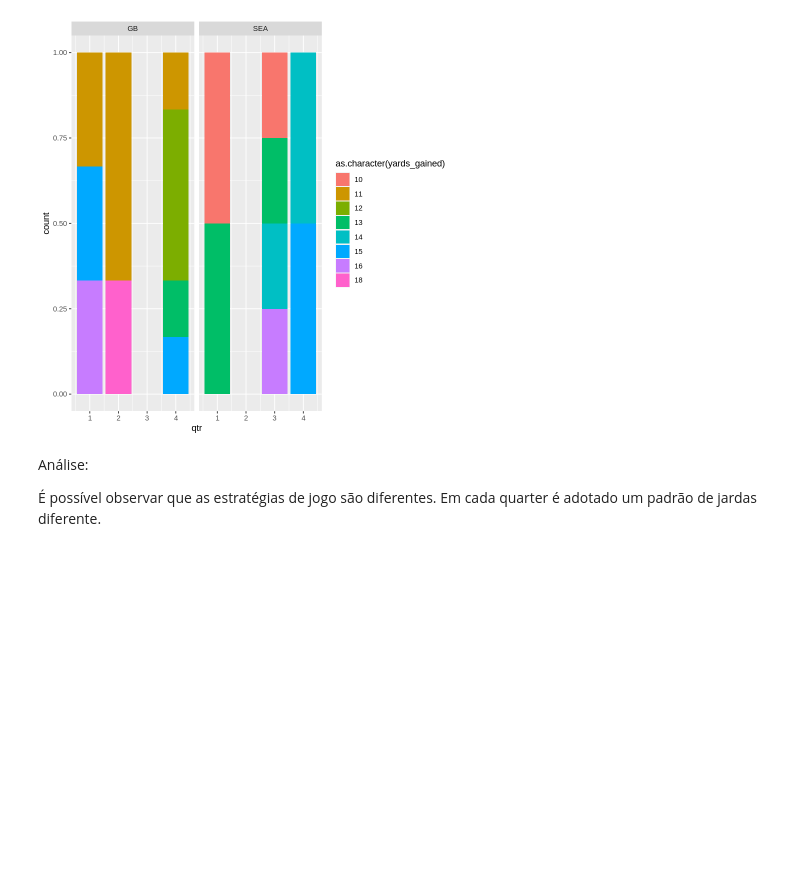
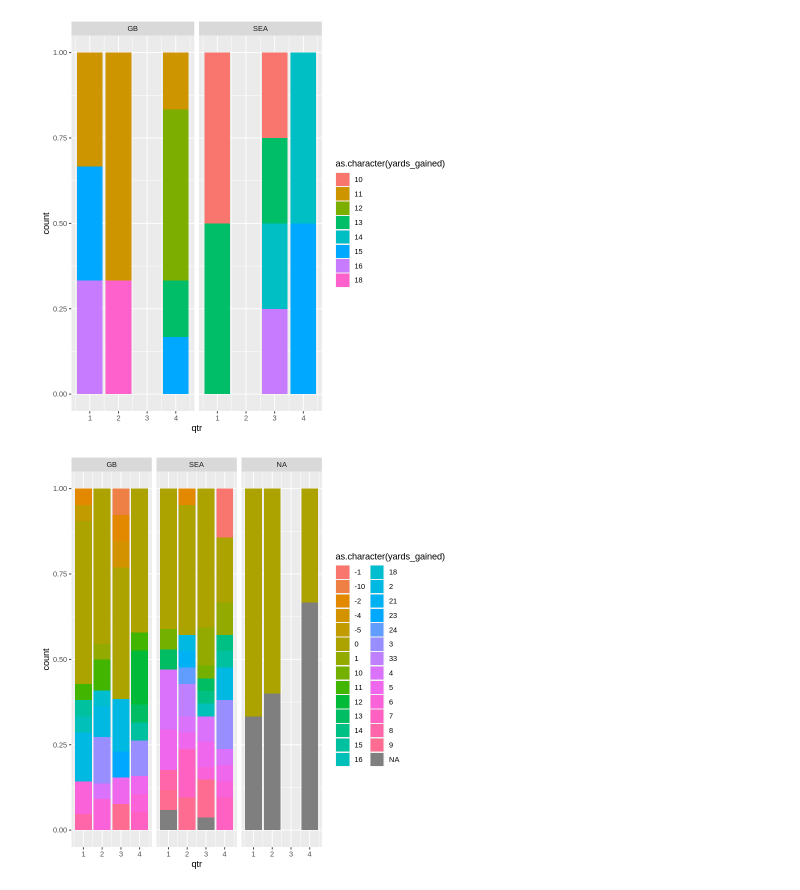
Before and after one commit to rodglins/R_Language, a Jupyter notebook: Desafios/Analise_dados_esportivos_R.ipynb, the cells around one changed output. Drawn from its saved outputs; the diff is of its cells as text; code cells hidden in the pictures; blank space fills up the shorter version.

Commit message:
Desafio dados esportivos em R

```diff
--- a/Desafios/Analise_dados_esportivos_R.ipynb
+++ b/Desafios/Analise_dados_esportivos_R.ipynb
@@ -372,7 +319,13 @@ ggplot(jardas, aes(qtr, fill = as.character(yards_gained))) + geom_bar(position
 facet_grid(. ~ posteam) # plota o gráfico de barras
 # %% [output]
 [figure]
-# %% [markdown]
-Análise:
-
-É possível observar que as estratégias de jogo são diferentes. Em cada quarter é adotado um padrão de jardas diferente.
+# %%
+# Comparando todos os dados
+jardas <- acoesJogadas %>% # definindo o df e o dataset
+inner_join(pontuacaoJogadas, by='play_id') %>% #segundo dataset combinando com o primeiro
+select(posteam, qtr,yards_gained)  # seleciona
+
+ggplot(jardas, aes(qtr, fill = as.character(yards_gained))) + geom_bar(position = "fill") +
+facet_grid(. ~ posteam) # plota o gráfico de barras
+# %% [output]
+[figure, added]
```
Also changed, not shown: parts of 14 cells of this notebook.
